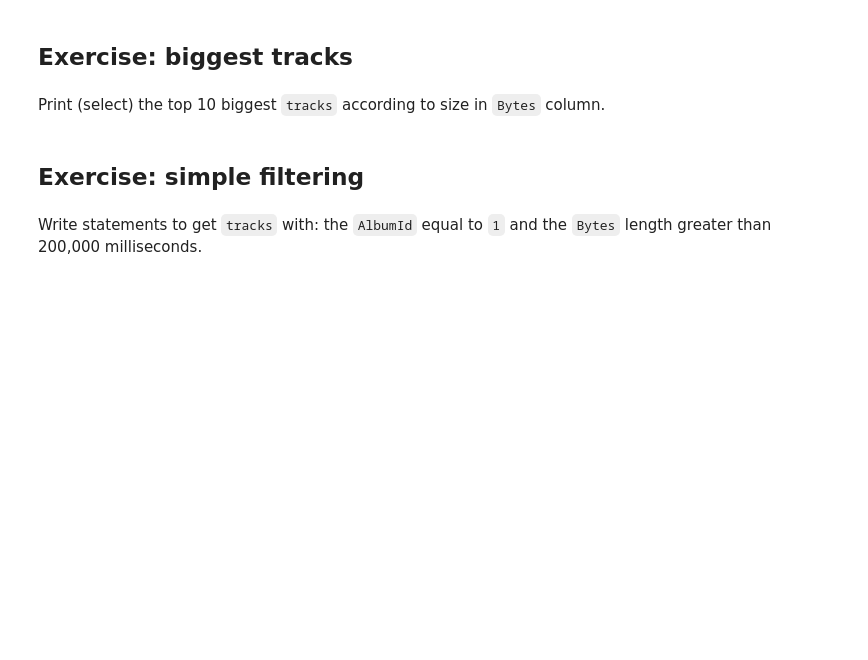
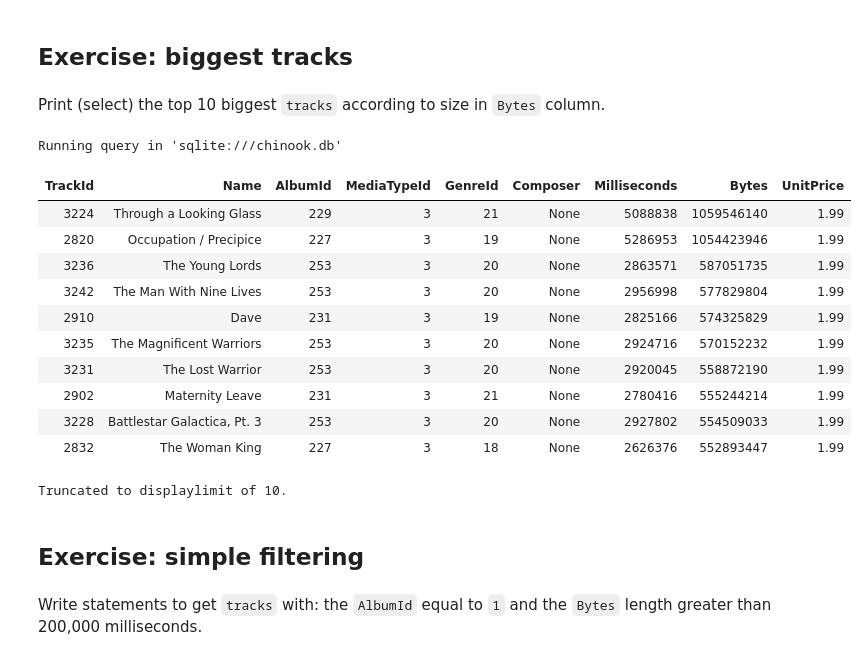
Before and after one commit to LUMC/EfDS, a Jupyter notebook: 09_sql/SELECT_basic.exercises.ipynb, the cells around one changed output. Saved outputs shown, nothing was run; the diff lists cells and outputs as text; code cells hidden in the pictures; blank space fills up the shorter version.

```diff
--- a/09_sql/SELECT_basic.exercises.ipynb
+++ b/09_sql/SELECT_basic.exercises.ipynb
@@ -13,6 +61,26 @@ The following code should not produce any errors:
 ## Exercise: biggest tracks
 # %% [markdown]
 Print (select) the top 10 biggest `tracks` according to size in `Bytes` column.
+# %%
+%%sql
+SELECT *
+  FROM tracks
+  ORDER BY Bytes DESC
+  LIMIT 10
+# %% [output]
+Running query in 'sqlite:///chinook.db'
+| TrackId | Name | AlbumId | MediaTypeId | GenreId | Composer | Milliseconds | Bytes | UnitPrice |
+| 3224 | Through a Looking Glass | 229 | 3 | 21 | None | 5088838 | 1059546140 | 1.99 |
+| 2820 | Occupation / Precipice | 227 | 3 | 19 | None | 5286953 | 1054423946 | 1.99 |
+| 3236 | The Young Lords | 253 | 3 | 20 | None | 2863571 | 587051735 | 1.99 |
+| 3242 | The Man With Nine Lives | 253 | 3 | 20 | None | 2956998 | 577829804 | 1.99 |
+| 2910 | Dave | 231 | 3 | 19 | None | 2825166 | 574325829 | 1.99 |
+| 3235 | The Magnificent Warriors | 253 | 3 | 20 | None | 2924716 | 570152232 | 1.99 |
+| 3231 | The Lost Warrior | 253 | 3 | 20 | None | 2920045 | 558872190 | 1.99 |
+| 2902 | Maternity Leave | 231 | 3 | 21 | None | 2780416 | 555244214 | 1.99 |
+| 3228 | Battlestar Galactica, Pt. 3 | 253 | 3 | 20 | None | 2927802 | 554509033 | 1.99 |
+| 2832 | The Woman King | 227 | 3 | 18 | None | 2626376 | 552893447 | 1.99 |
+Truncated to displaylimit of 10.
 # %% [markdown]
 ## Exercise: simple filtering
 # %% [markdown]
```
Also changed, not shown: parts of 11 cells of this notebook, 6 other files.
